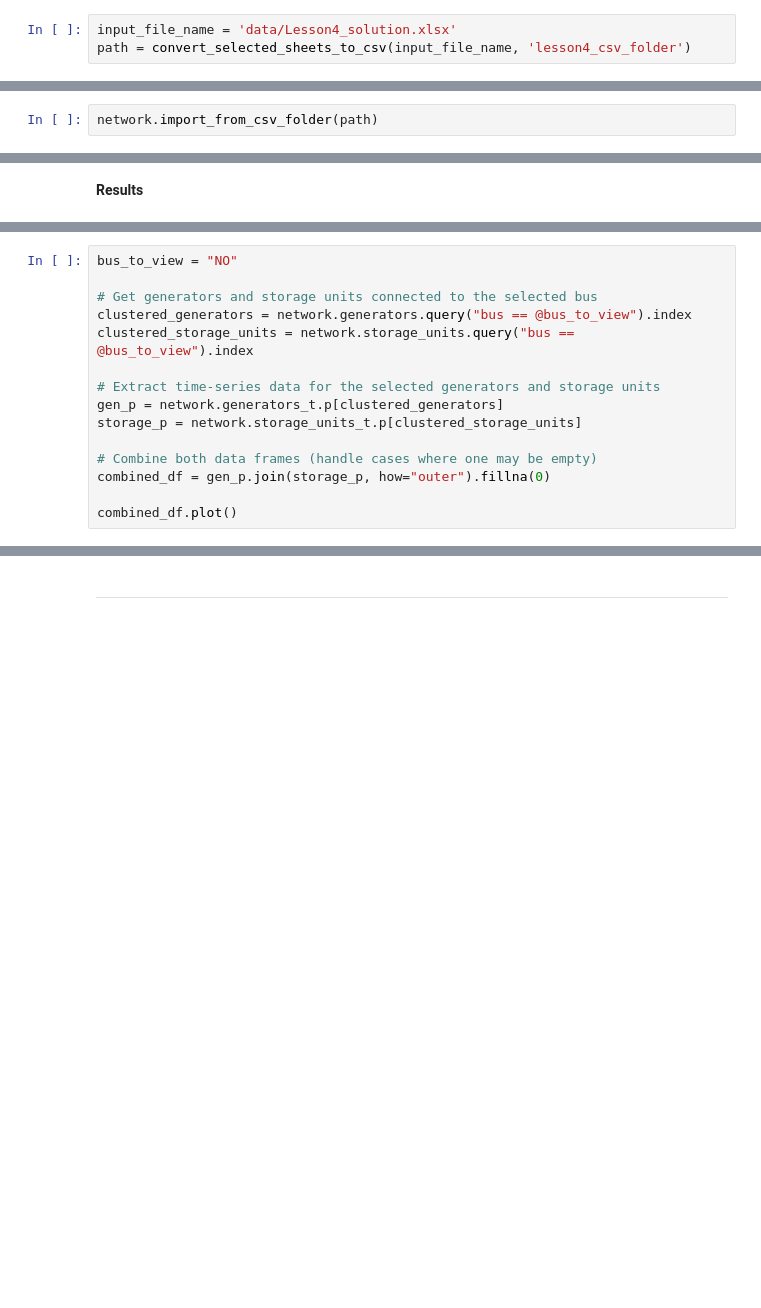
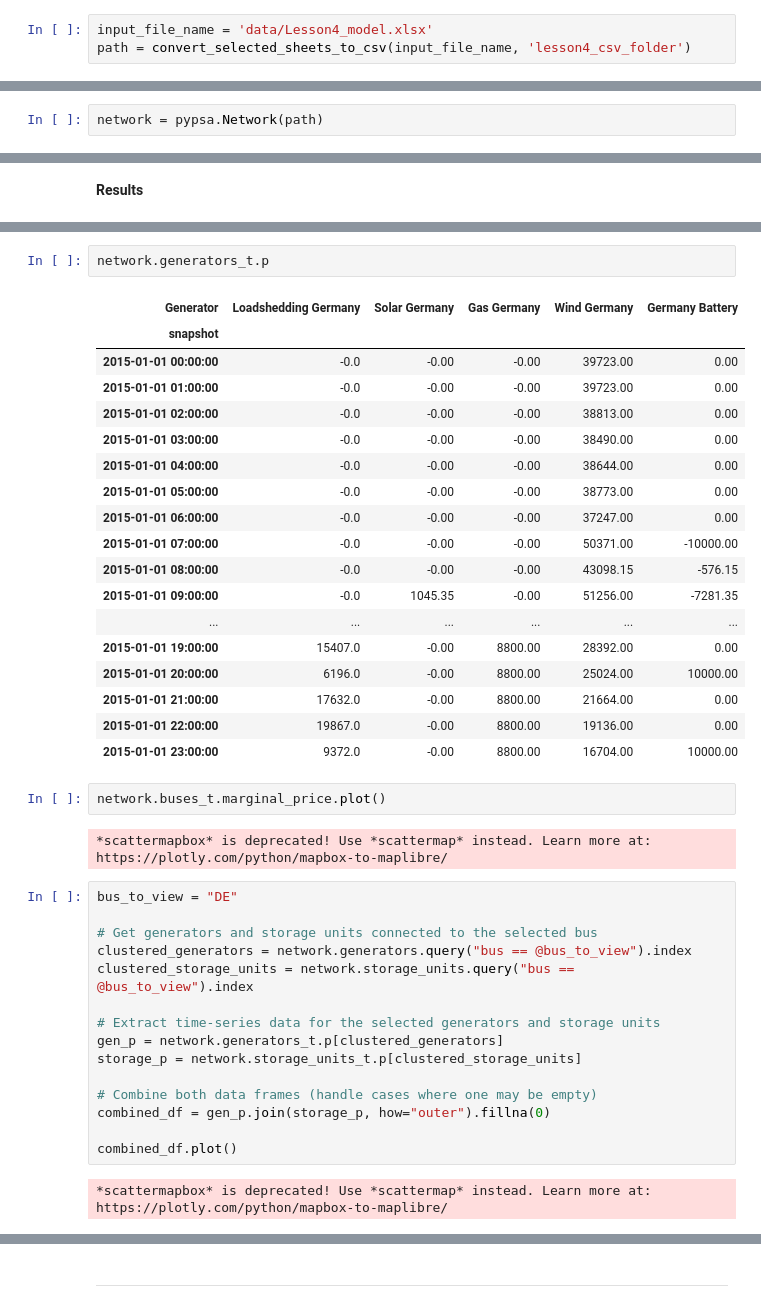
Before and after one commit to open-energy-transition/flex_training_2025, a Jupyter notebook: Lesson 4 Building a PyPSA Model.ipynb, the cells around one changed output, grey strips where cells are left out. Cells and saved outputs as stored; diff of their text form; blank space fills up the shorter version.

```diff
--- a/Lesson 4 Building a PyPSA Model.ipynb
+++ b/Lesson 4 Building a PyPSA Model.ipynb
@@ -419,5 +422,5 @@ Successfully installed et-xmlfile-2.0.0 openpyxl-3.1.5
 # %%
-input_file_name = 'data/Lesson4_solution.xlsx'
+input_file_name = 'data/Lesson4_model.xlsx'
 path = convert_selected_sheets_to_csv(input_file_name, 'lesson4_csv_folder')
 # %% [output]
 INFO:root:Converted snapshots to CSV.
@@ -433,6 +442,6 @@ path
 # %% [output]
 'lesson4_csv_folder'
 # %%
-network.import_from_csv_folder(path)
+network = pypsa.Network(path)
 # %% [output]
 WARNING:pypsa.io:Importing network from PyPSA version v? while current version is v0.33.0. Read the release notes at https://pypsa.readthedocs.io/en/latest/release_notes.html to prepare your network f ...
@@ -458,5 +561,30 @@ network.storage_units_t.p.head()
+# %%
+network.generators_t.p
+# %% [output]
+| Generator | Loadshedding Germany | Solar Germany | Gas Germany | Wind Germany | Germany Battery |
+| snapshot |  |  |  |  |  |
+| 2015-01-01 00:00:00 | -0.0 | -0.00 | -0.00 | 39723.00 | 0.00 |
+| 2015-01-01 01:00:00 | -0.0 | -0.00 | -0.00 | 39723.00 | 0.00 |
+| 2015-01-01 02:00:00 | -0.0 | -0.00 | -0.00 | 38813.00 | 0.00 |
+| 2015-01-01 03:00:00 | -0.0 | -0.00 | -0.00 | 38490.00 | 0.00 |
+| 2015-01-01 04:00:00 | -0.0 | -0.00 | -0.00 | 38644.00 | 0.00 |
+| 2015-01-01 05:00:00 | -0.0 | -0.00 | -0.00 | 38773.00 | 0.00 |
+| 2015-01-01 06:00:00 | -0.0 | -0.00 | -0.00 | 37247.00 | 0.00 |
+| 2015-01-01 07:00:00 | -0.0 | -0.00 | -0.00 | 50371.00 | -10000.00 |
+| 2015-01-01 08:00:00 | -0.0 | -0.00 | -0.00 | 43098.15 | -576.15 |
+| 2015-01-01 09:00:00 | -0.0 | 1045.35 | -0.00 | 51256.00 | -7281.35 |
+| ... | ... | ... | ... | ... | ... |
+| 2015-01-01 19:00:00 | 15407.0 | -0.00 | 8800.00 | 28392.00 | 0.00 |
+| 2015-01-01 20:00:00 | 6196.0 | -0.00 | 8800.00 | 25024.00 | 10000.00 |
+| 2015-01-01 21:00:00 | 17632.0 | -0.00 | 8800.00 | 21664.00 | 0.00 |
+| 2015-01-01 22:00:00 | 19867.0 | -0.00 | 8800.00 | 19136.00 | 0.00 |
+| 2015-01-01 23:00:00 | 9372.0 | -0.00 | 8800.00 | 16704.00 | 10000.00 |
+# %%
+network.buses_t.marginal_price.plot()
+# %% [output]
+*scattermapbox* is deprecated! Use *scattermap* instead. Learn more at: https://plotly.com/python/mapbox-to-maplibre/
 # %%
-bus_to_view = "NO"
+bus_to_view = "DE"
 
 # Get generators and storage units connected to the selected bus
 clustered_generators = network.generators.query("bus == @bus_to_view").index
@@ -470,3 +598,5 @@ storage_p = network.storage_units_t.p[clustered_storage_units]
 combined_df = gen_p.join(storage_p, how="outer").fillna(0)
 
 combined_df.plot()
+# %% [output]
+*scattermapbox* is deprecated! Use *scattermap* instead. Learn more at: https://plotly.com/python/mapbox-to-maplibre/
```
Also changed, not shown: parts of 24 cells of this notebook, 19 other files.
